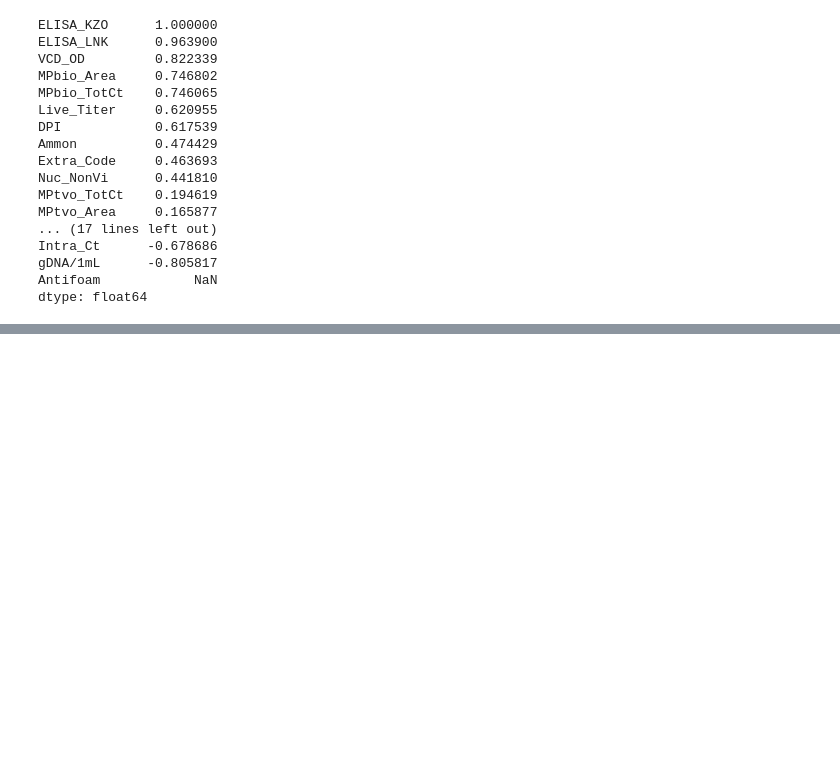
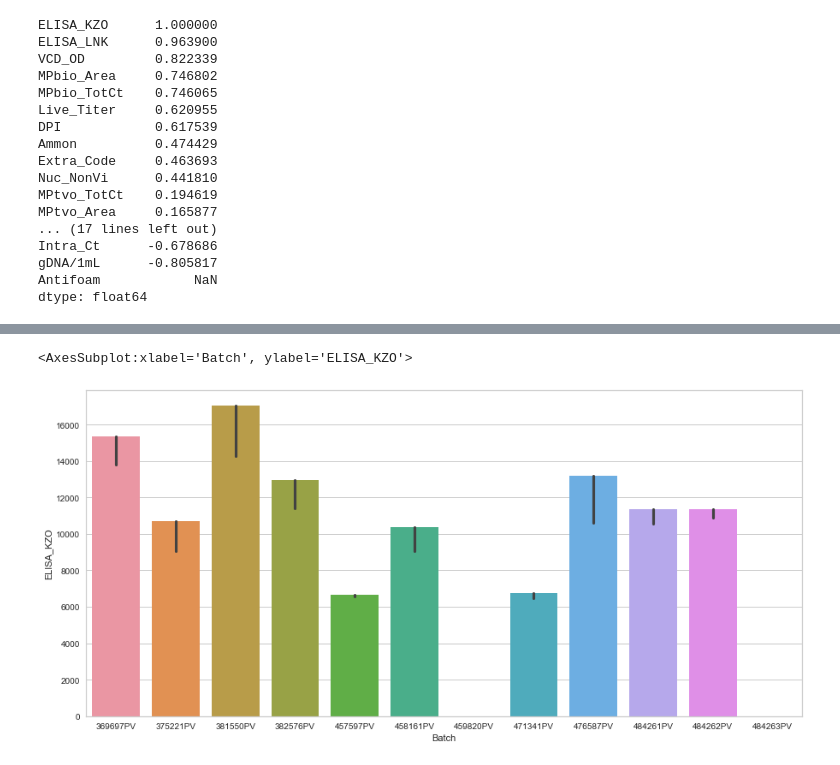
Before and after one commit to ScottBreitbach/DSC550, a Jupyter notebook: FinalProject/M1_test.ipynb, the cells around one changed output, grey strips where cells are left out. Saved outputs shown, nothing was run; the diff lists cells and outputs as text; code cells hidden in the pictures; blank space fills up the shorter version.

```diff
--- a/FinalProject/M1_test.ipynb
+++ b/FinalProject/M1_test.ipynb
@@ -1358,0 +1413,7 @@ dtype: float64
+# %%
+y = vessel_data['ELISA_KZO']
+x = vessel_data['Batch']
+sns.barplot(x, y, estimator=np.max)
+# %% [output]
+<AxesSubplot:xlabel='Batch', ylabel='ELISA_KZO'>
+[figure, added]
```
Also changed, not shown: parts of 14 cells of this notebook.
